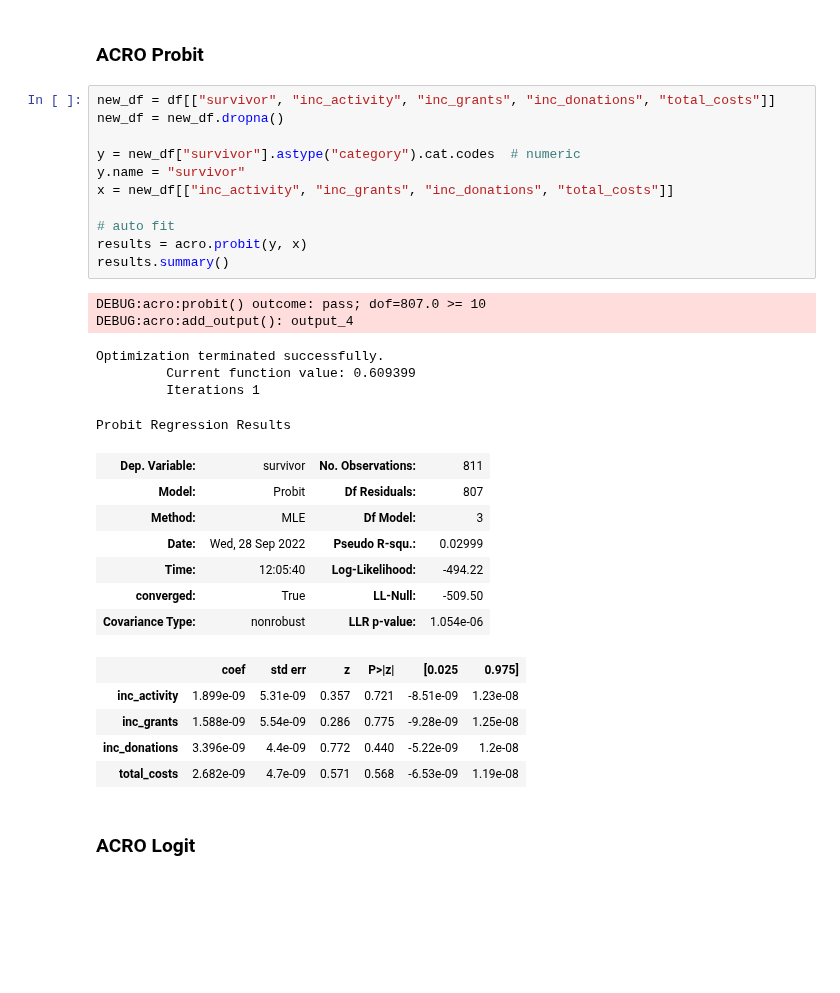
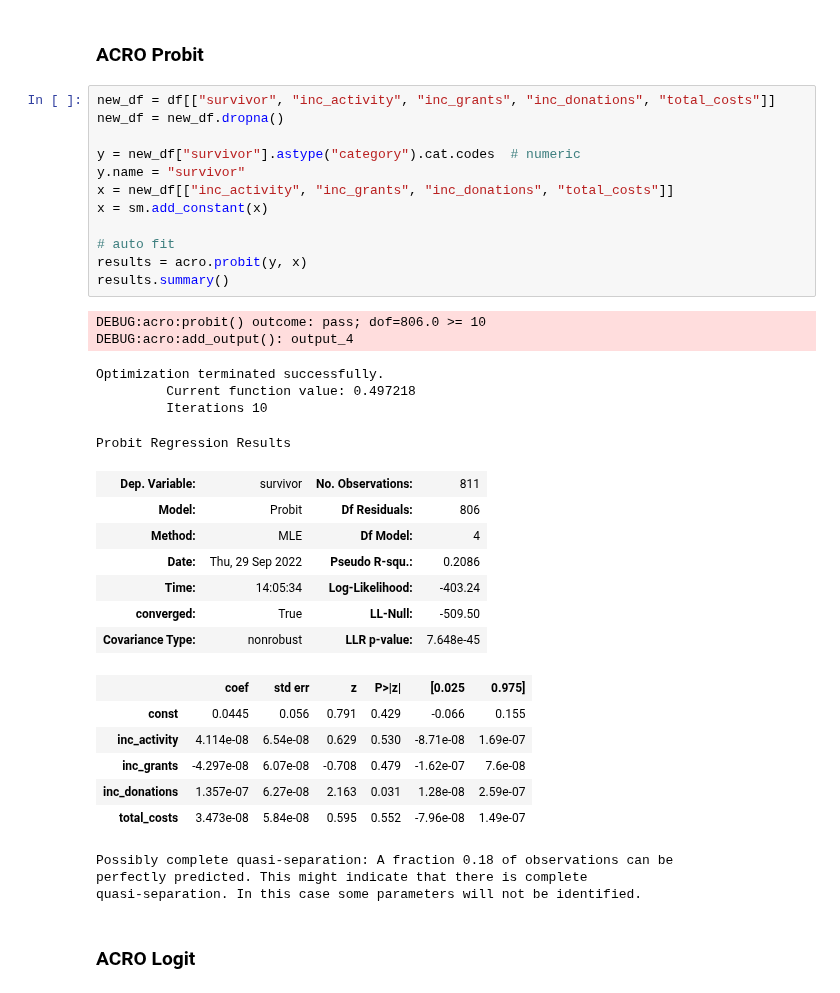
Before and after one commit to AI-SDC/ACRO, a Jupyter notebook: notebooks/test.ipynb, the cells around one changed output. Saved outputs shown, nothing was run; the diff lists cells and outputs as text; blank space fills up the shorter version.

Commit message:
add constant to probit/logit in notebook

```diff
--- a/notebooks/test.ipynb
+++ b/notebooks/test.ipynb
@@ -181,33 +181,38 @@ strong multicollinearity or other numerical problems.
 # %%
 new_df = df[["survivor", "inc_activity", "inc_grants", "inc_donations", "total_costs"]]
 new_df = new_df.dropna()
 
 y = new_df["survivor"].astype("category").cat.codes  # numeric
 y.name = "survivor"
 x = new_df[["inc_activity", "inc_grants", "inc_donations", "total_costs"]]
+x = sm.add_constant(x)
 
 # auto fit
 results = acro.probit(y, x)
 results.summary()
 # %% [output]
-DEBUG:acro:probit() outcome: pass; dof=807.0 >= 10
+DEBUG:acro:probit() outcome: pass; dof=806.0 >= 10
 DEBUG:acro:add_output(): output_4
 Optimization terminated successfully.
-         Current function value: 0.609399
-         Iterations 1
+         Current function value: 0.497218
+         Iterations 10
 Probit Regression Results
 | Dep. Variable: | survivor | No. Observations: | 811 |
-| Model: | Probit | Df Residuals: | 807 |
-| Method: | MLE | Df Model: | 3 |
-| Date: | Wed, 28 Sep 2022 | Pseudo R-squ.: | 0.02999 |
-| Time: | 12:05:40 | Log-Likelihood: | -494.22 |
+| Model: | Probit | Df Residuals: | 806 |
+| Method: | MLE | Df Model: | 4 |
+| Date: | Thu, 29 Sep 2022 | Pseudo R-squ.: | 0.2086 |
+| Time: | 14:05:34 | Log-Likelihood: | -403.24 |
 | converged: | True | LL-Null: | -509.50 |
-| Covariance Type: | nonrobust | LLR p-value: | 1.054e-06 |
+| Covariance Type: | nonrobust | LLR p-value: | 7.648e-45 |
 |  | coef | std err | z | P>|z| | [0.025 | 0.975] |
-| inc_activity | 1.899e-09 | 5.31e-09 | 0.357 | 0.721 | -8.51e-09 | 1.23e-08 |
-| inc_grants | 1.588e-09 | 5.54e-09 | 0.286 | 0.775 | -9.28e-09 | 1.25e-08 |
-| inc_donations | 3.396e-09 | 4.4e-09 | 0.772 | 0.440 | -5.22e-09 | 1.2e-08 |
-| total_costs | 2.682e-09 | 4.7e-09 | 0.571 | 0.568 | -6.53e-09 | 1.19e-08 |
+| const | 0.0445 | 0.056 | 0.791 | 0.429 | -0.066 | 0.155 |
+| inc_activity | 4.114e-08 | 6.54e-08 | 0.629 | 0.530 | -8.71e-08 | 1.69e-07 |
+| inc_grants | -4.297e-08 | 6.07e-08 | -0.708 | 0.479 | -1.62e-07 | 7.6e-08 |
+| inc_donations | 1.357e-07 | 6.27e-08 | 2.163 | 0.031 | 1.28e-08 | 2.59e-07 |
+| total_costs | 3.473e-08 | 5.84e-08 | 0.595 | 0.552 | -7.96e-08 | 1.49e-07 |
+Possibly complete quasi-separation: A fraction 0.18 of observations can be
+perfectly predicted. This might indicate that there is complete
+quasi-separation. In this case some parameters will not be identified.
 # %% [markdown]
 ### ACRO Logit
 # %%
```
Also changed, not shown: parts of 5 cells of this notebook, 1 other file.
